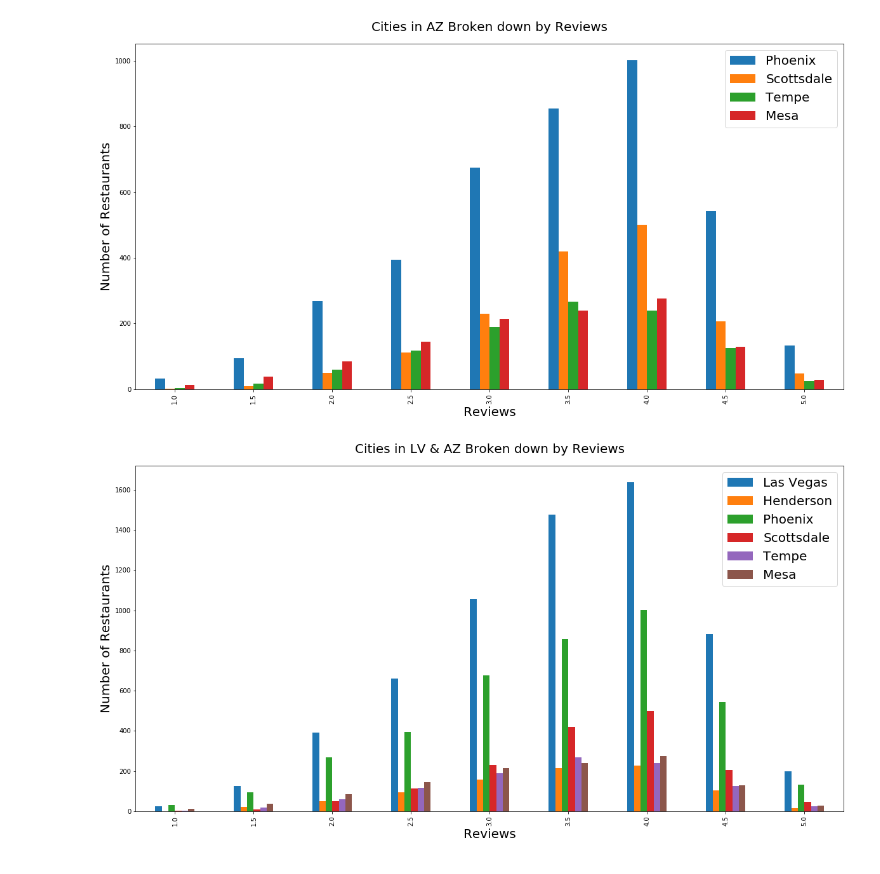
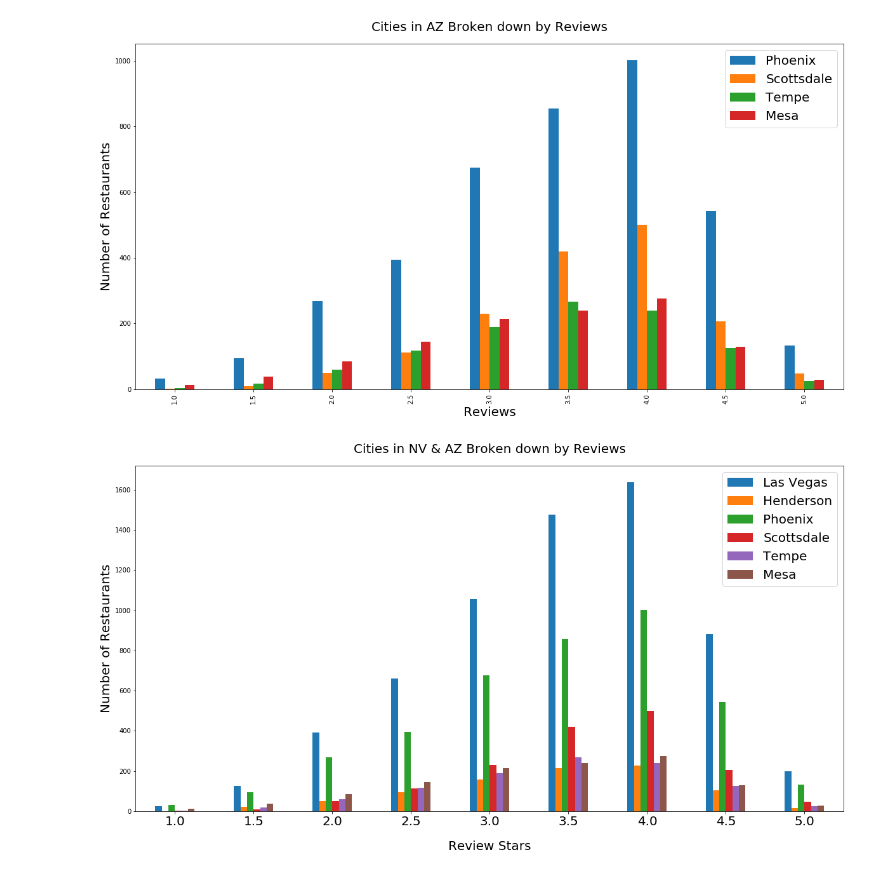
Before and after one commit to yueweng/restaurant-reviews, a Jupyter notebook: project.ipynb, the cells around one changed output. Cells and saved outputs as stored; diff of their text form; code cells hidden in the pictures.

```diff
--- a/project.ipynb
+++ b/project.ipynb
@@ -605,4 +605,7 @@ cat_reviews
 # %%
+cat_reviews = pd.DataFrame({'name': stars_attributes['name'], 'business_id': stars_attributes['business_id'], 'city': stars_attributes['city'], 'state': stars_attributes['state'], 'categories': stars_attributes['categories'], 'attributes': stars_attributes['attributes']})
+cat_reviews
+
 cat = {}
 
 for k, v in cat_reviews.items():
@@ -1044,5 +1047,5 @@ plt.savefig('images/cuisines_states.png', bbox_inches = "tight")
 # %%
-cat_business_stars = pd.merge(restaurant_df, review_stars, left_on='business_id', right_on='business_id').rename(columns={'name_x': 'name', 'city_x': 'city', 'state_x':'state', 'stars_x': 'stars', 'review_count_y': 'review_count'}).drop(columns=['name_y', 'city_y', 'state_y', 'stars_y', 'review_count_x', 'latitude', 'longitude', 'is_open'])
+cat_business_stars = pd.merge(restaurant_df, review_stars, left_on='business_id', right_on='business_id').rename(columns={'name_x': 'name', 'city_x': 'city', 'state_x':'state', 'stars_x': 'stars', 'review_count_y': 'review_count'}).drop(columns=['city_y', 'state_y', 'stars_y', 'review_count_x', 'latitude', 'longitude', 'is_open'])
 cat_business_stars
 # %% [output]
 |  | _id | business_id | name | address | city | state | postal_code | stars | attributes | ... |
@@ -1185,17 +1188,18 @@ plt.savefig('images/az_states.png', bbox_inches = "tight")
 # %%
 df = pd.DataFrame({'Las Vegas': lasvegas,
                    'Henderson': henderson,
                    'Phoenix': phoenix,
                    'Scottsdale': scottsdale,
                    'Tempe': tempe,
                    'Mesa': mesa
                   }, index=stars)
 ax = df.plot.bar(figsize=[20, 10])
-ax.set_title('Cities in LV & AZ Broken down by Reviews', fontsize=20, pad=20)
-ax.set_xlabel('Reviews', fontsize=20)
+ax.set_title('Cities in NV & AZ Broken down by Reviews', fontsize=20, pad=20)
+ax.set_xlabel('Review Stars', fontsize=20, labelpad=20)
 ax.set_ylabel('Number of Restaurants', fontsize=20)
+ax.set_xticklabels(stars, fontsize=20, rotation=0)
 plt.legend(fontsize=20)
 # plt.show()
 plt.savefig('images/nv_az_states.png', bbox_inches = "tight")
 # %% [output]
-[figure, old version]
+[figure, new version]
```
Also changed, not shown: parts of 9 cells of this notebook, 3 other files.
